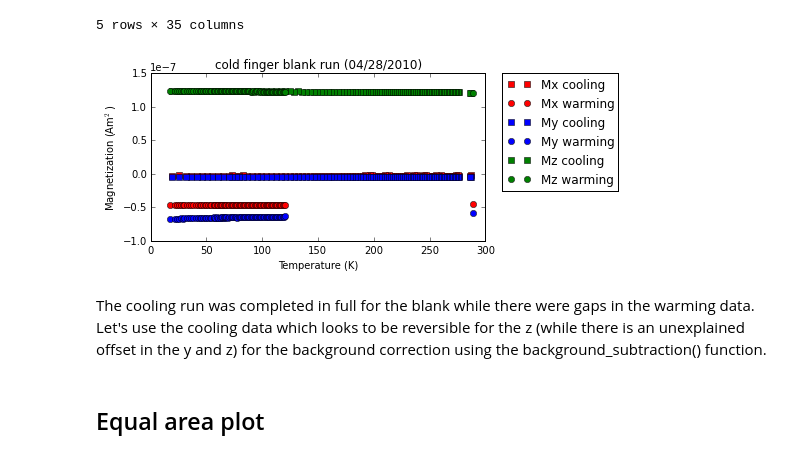
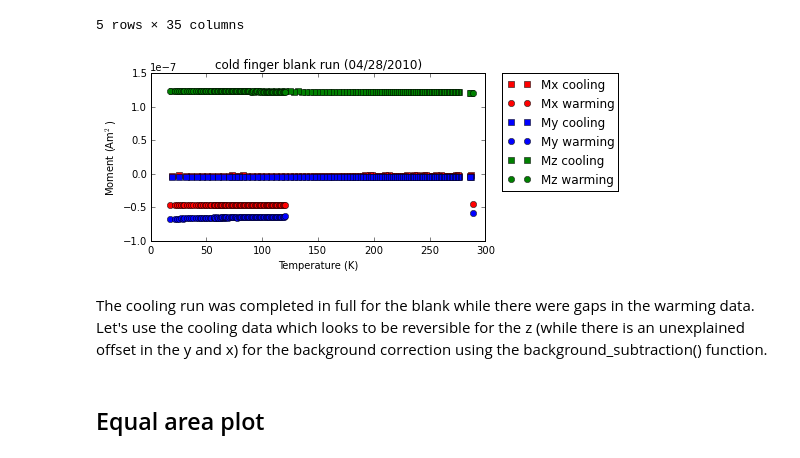
Before and after one commit to Swanson-Hysell-Group/2015_Feinberg-et-al_low-temp, a Jupyter notebook: Code/LowT_Data_Analysis.ipynb, the cells around one changed output. Drawn from its saved outputs; the diff is of its cells as text; code cells hidden in the pictures.

```diff
--- a/Code/LowT_Data_Analysis.ipynb
+++ b/Code/LowT_Data_Analysis.ipynb
@@ -901,32 +901,32 @@ blank_naco_data_warming.head()
 # %%
 blank_naco_data_cooling = pd.read_csv('../Data/NaCo/20110520cf_blank_cooling.csv')
 blank_naco_data_warming = pd.read_csv('../Data/NaCo/20110520cf_blank_warming.csv')
 blank_naco_data_warming.head()
 fignum=1
 plt.figure(num=fignum,figsize=(6,3),dpi=160)
 plt.plot(blank_naco_data_cooling['Meas_T[K]'], blank_naco_data_cooling['Mx[Am2]'], 'rs',
          label='Mx cooling')
 plt.plot(blank_naco_data_warming['Meas_T[K]'], blank_naco_data_warming['Mx[Am2]'], 'ro',
          label='Mx warming')
 plt.plot(blank_naco_data_cooling['Meas_T[K]'], blank_naco_data_cooling['My[Am2]'], 'bs',
          label='My cooling')
 plt.plot(blank_naco_data_warming['Meas_T[K]'], blank_naco_data_warming['My[Am2]'], 'bo',
          label='My warming')
 plt.plot(blank_naco_data_cooling['Meas_T[K]'], blank_naco_data_cooling['Mz[Am2]'], 'gs',
          label='Mz cooling')
 plt.plot(blank_naco_data_warming['Meas_T[K]'], blank_naco_data_warming['Mz[Am2]'], 'go',
          label='Mz warming')
 
-plt.ylabel('Magnetization (Am$^2$)')
+plt.ylabel('Moment (Am$^2$)')
 plt.xlabel('Temperature (K)')
 plt.legend(bbox_to_anchor=(1.05, 1), loc=2, borderaxespad=0.)
 plt.title('cold finger blank run (04/28/2010)')
 
 plt.show()
 # %% [output]
-[figure, old version]
+[figure, new version]
 # %% [markdown]
-The cooling run was completed in full for the blank while there were gaps in the warming data. Let's use the cooling data which looks to be reversible for the z (while there is an unexplained offset in the y and z) for the background correction using the background_subtraction() function.
+The cooling run was completed in full for the blank while there were gaps in the warming data. Let's use the cooling data which looks to be reversible for the z (while there is an unexplained offset in the y and x) for the background correction using the background_subtraction() function.
 # %%
 #For the interpolate function to work the x values (temperature) need to be ascending.
 #The blank_hem_data_cooling can be sorted so that temperatures are ascending
```
Also changed, not shown: parts of 31 cells of this notebook, 23 other files.
